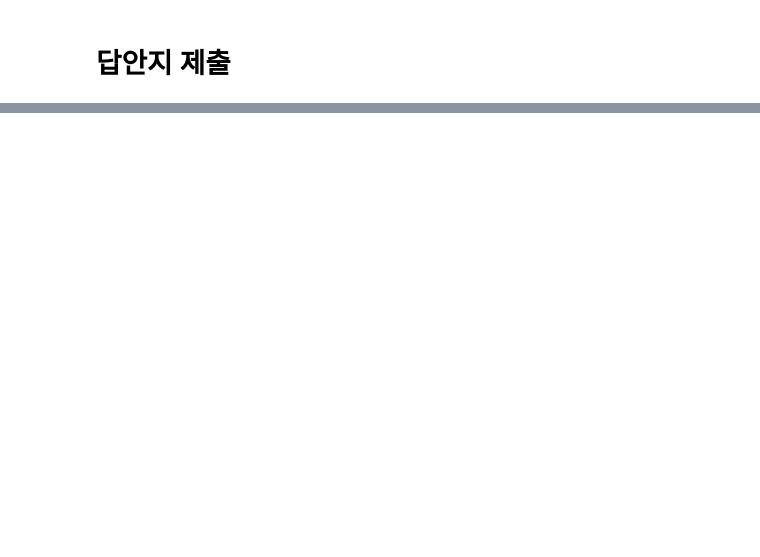
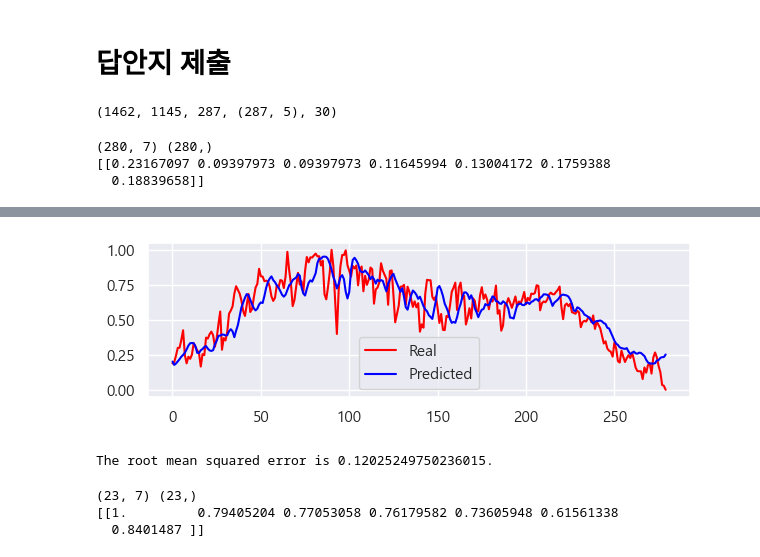
Before and after one commit to Kwonym0814/AIotDataAnalysis, a Jupyter notebook: workspace_python/dl/lec09_공모전_시계열_날씨_.ipynb, the cells around one changed output, grey strips where cells are left out. Drawn from its saved outputs; the diff is of its cells as text; code cells hidden in the pictures; blank space fills up the shorter version.

```diff
--- a/workspace_python/dl/lec09_공모전_시계열_날씨_.ipynb
+++ b/workspace_python/dl/lec09_공모전_시계열_날씨_.ipynb
@@ -108,3 +152,7 @@ plt.show()
 * samples : 데이터 갯수
 * timestep : window_size
 * features : 변수갯수 == df['cnt']
+# %%
+X_train = X_train.reshape( X_train.shape[0] ,  X_train.shape[1],  1)
+                          # 샘플수          피쳐갯수(window_size)  'High'변수
+X_train.shape
@@ -131,2 +217,43 @@ plt.show()
 # %% [markdown]
 # <b>답안지 제출
+# %%
+len(dataset), len(train),  len(val) , val.shape, len(test)
+# %% [output]
+(1462, 1145, 287, (287, 5), 30)
+# %%
+# date를 인덱스로 설정
+val = val.set_index('date')
+
+# 이제 모든 컬럼이 숫자이므로 바로 스케일링 가능
+sc = MinMaxScaler()
+val_scaled = sc.fit_transform(val)
+# %%
+X_val = []
+y_val = []
+window_size = 7
+for i in range(0,287-window_size):
+    X_val.append(val_scaled[i:i+window_size , 0])
+    y_val.append(val_scaled[i+window_size , 0])
+X_val, y_val = np.array(X_val), np.array(y_val)
+
+print( X_val.shape, y_val.shape)
+print( X_val[:1] )
+# %% [output]
+(280, 7) (280,)
+[[0.23167097 0.09397973 0.09397973 0.11645994 0.13004172 0.1759388
+  0.18839658]]
+# %%
+def plot_predictions(test,predicted):
+    plt.figure(figsize=(7,2))
+    plt.plot(test, color='red',label='Real')
+    plt.plot(predicted, color='blue',label='Predicted')
+    plt.legend()
+    plt.show()
+
+def return_rmse(test,predicted):
+    rmse = math.sqrt(mean_squared_error(test, predicted))
+    print("The root mean squared error is {}.".format(rmse))
+# %%
+pred = model.predict(X_val)
+plot_predictions(y_val,pred)
+# %% [output]
@@ -132,0 +261,5 @@ plt.show()
+[figure, added]
+# %%
+return_rmse(y_val,pred)
+# %% [output]
+The root mean squared error is 0.12025249750236015.
@@ -132,0 +273,15 @@ plt.show()
+# %%
+X_test = []
+y_test = []
+window_size = 7
+for i in range(0,30-window_size):
+    X_test.append(test_scaled[i:i+window_size , 0])
+    y_test.append(test_scaled[i+window_size , 0])
+X_test, y_test = np.array(X_test), np.array(y_test)
+
+print( X_test.shape, y_test.shape)
+print( X_test[:1] )
+# %% [output]
+(23, 7) (23,)
+[[1.         0.79405204 0.77053058 0.76179582 0.73605948 0.61561338
+  0.8401487 ]]
```
Also changed, not shown: parts of 12 cells of this notebook, 7 other files.
